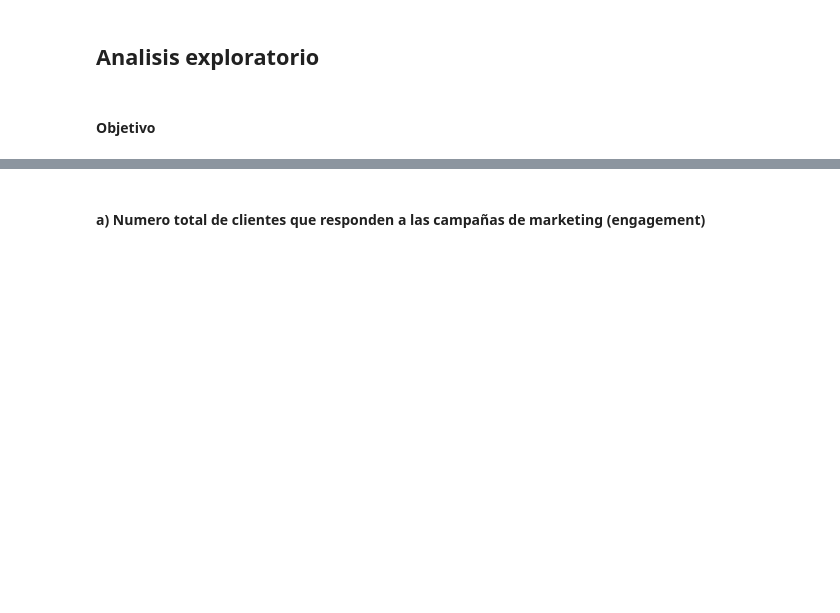
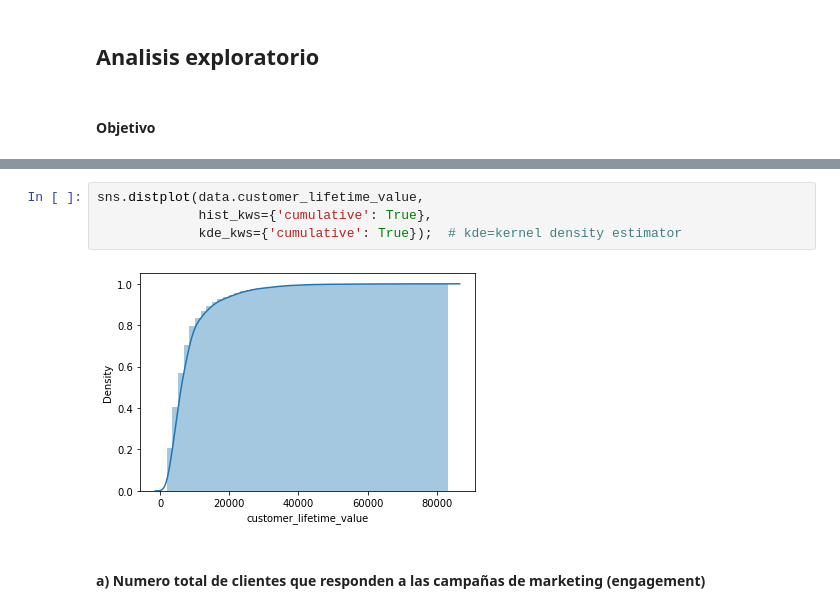
Before and after one commit to Pomilusky/apuntes_clase, a Jupyter notebook: semana_5/1.1 - Ejemplo CLV.ipynb, the cells around one changed output, grey strips where cells are left out. Saved outputs shown, nothing was run; the diff lists cells and outputs as text; blank space fills up the shorter version.

```diff
--- a/semana_5/1.1 - Ejemplo CLV.ipynb
+++ b/semana_5/1.1 - Ejemplo CLV.ipynb
@@ -45,2 +84,8 @@ Mejorar el CLV a traves del marketing.
+# %%
+sns.distplot(data.customer_lifetime_value,
+             hist_kws={'cumulative': True},
+             kde_kws={'cumulative': True});  # kde=kernel density estimator
+# %% [output]
+[figure, added]
 # %% [markdown]
 #### a) Numero total de clientes que responden a las campañas de marketing (engagement)
```
Also changed, not shown: parts of 27 cells of this notebook.
